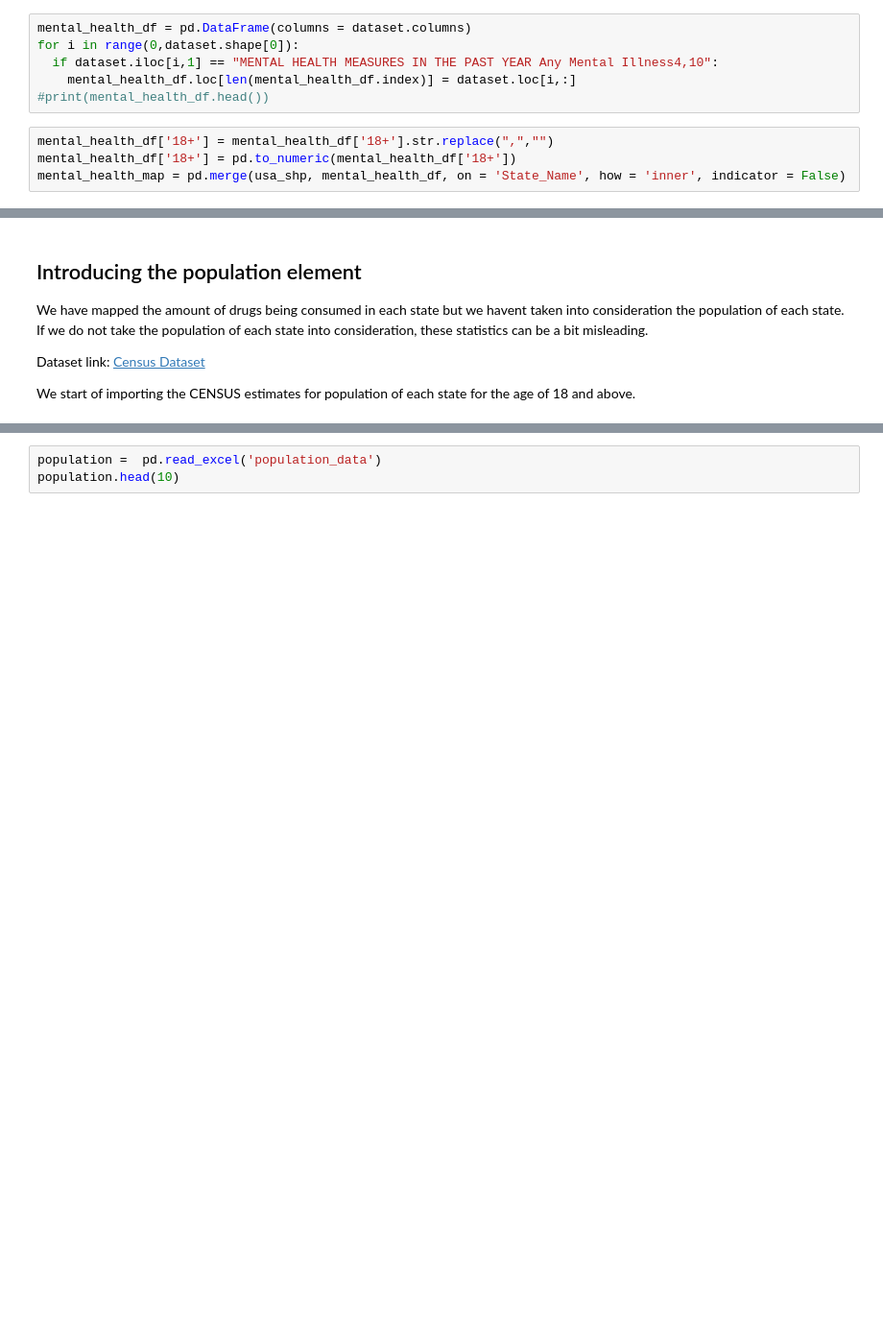
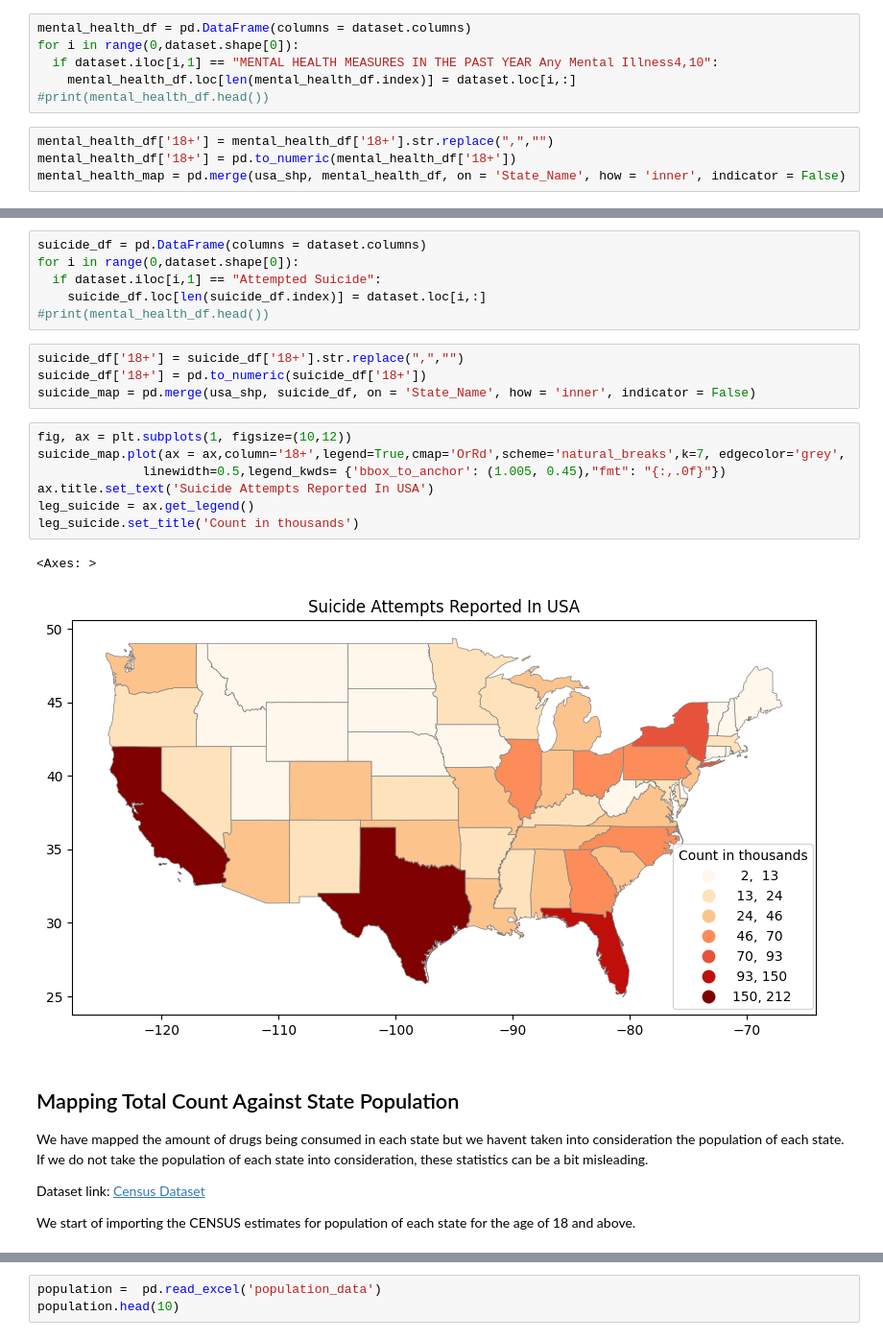
Before and after one commit to gauravshetty98/Analyzing-Statewise-Substance-Abuse-And-Its-Correalation, a Jupyter notebook: map_ps0.ipynb, the cells around one changed output, grey strips where cells are left out. Shown at 96% size. Saved outputs shown, nothing was run; the diff lists cells and outputs as text; blank space fills up the shorter version.

```diff
--- a/map_ps0.ipynb
+++ b/map_ps0.ipynb
@@ -255,5 +262,25 @@ leg_mental.set_title('Count in thousands')
+# %%
+suicide_df = pd.DataFrame(columns = dataset.columns)
+for i in range(0,dataset.shape[0]):
+  if dataset.iloc[i,1] == "Attempted Suicide":
+    suicide_df.loc[len(suicide_df.index)] = dataset.loc[i,:]
+#print(mental_health_df.head())
+# %%
+suicide_df['18+'] = suicide_df['18+'].str.replace(",","")
+suicide_df['18+'] = pd.to_numeric(suicide_df['18+'])
+suicide_map = pd.merge(usa_shp, suicide_df, on = 'State_Name', how = 'inner', indicator = False)
+# %%
+fig, ax = plt.subplots(1, figsize=(10,12))
+suicide_map.plot(ax = ax,column='18+',legend=True,cmap='OrRd',scheme='natural_breaks',k=7, edgecolor='grey',
+              linewidth=0.5,legend_kwds= {'bbox_to_anchor': (1.005, 0.45),"fmt": "{:,.0f}"})
+ax.title.set_text('Suicide Attempts Reported In USA')
+leg_suicide = ax.get_legend()
+leg_suicide.set_title('Count in thousands')
+# %% [output]
+<Axes: >
+[figure, added]
 # %% [markdown]
-## Introducing the population element
+## Mapping Total Count Against State Population
 
 We have mapped the amount of drugs being consumed in each state but we havent taken into consideration the population of each state. If we do not take the population of each state into consideration, these statistics can be a bit misleading.
 
```
Also changed, not shown: parts of 35 cells of this notebook.
